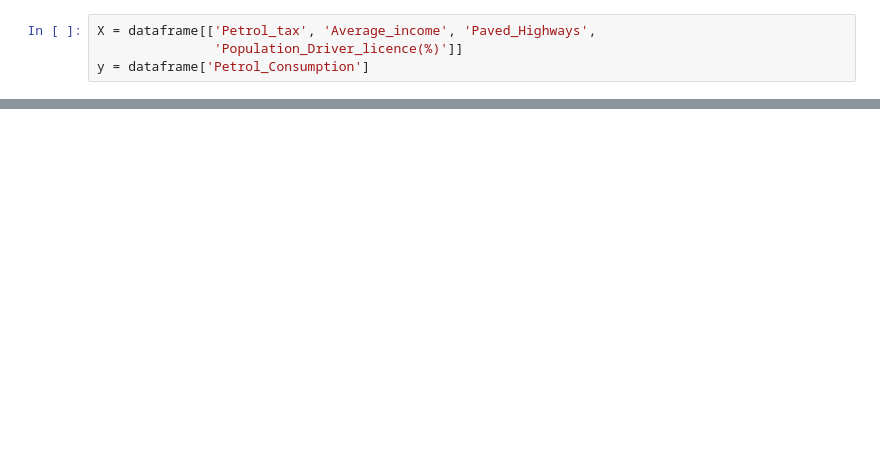
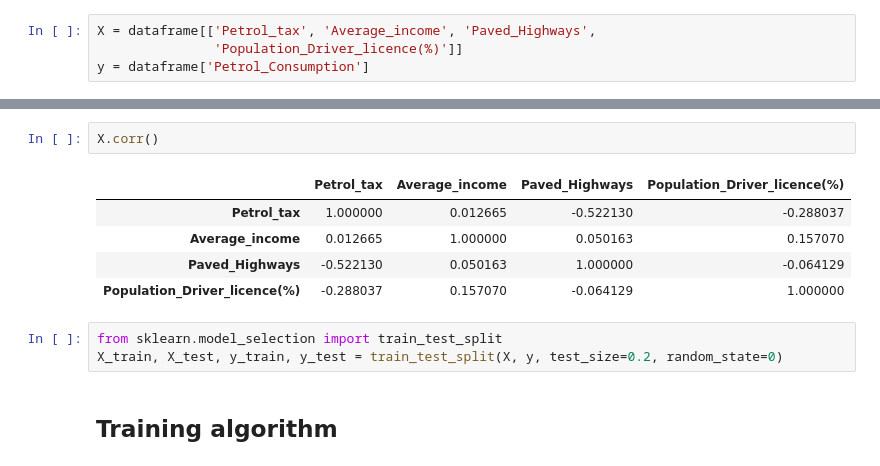
Before and after one commit to saritmaitra/Python-Fundamentals, a Jupyter notebook: Linear_Regression.ipynb, the cells around one changed output, grey strips where cells are left out. Saved outputs shown, nothing was run; the diff lists cells and outputs as text; blank space fills up the shorter version.

```diff
--- a/Linear_Regression.ipynb
+++ b/Linear_Regression.ipynb
@@ -240,0 +194,13 @@ There are many factors that may have contributed to this inaccuracy, a few of wh
+# %%
+X.corr()
+# %% [output]
+|  | Petrol_tax | Average_income | Paved_Highways | Population_Driver_licence(%) |
+| Petrol_tax | 1.000000 | 0.012665 | -0.522130 | -0.288037 |
+| Average_income | 0.012665 | 1.000000 | 0.050163 | 0.157070 |
+| Paved_Highways | -0.522130 | 0.050163 | 1.000000 | -0.064129 |
+| Population_Driver_licence(%) | -0.288037 | 0.157070 | -0.064129 | 1.000000 |
+# %%
+from sklearn.model_selection import train_test_split
+X_train, X_test, y_train, y_test = train_test_split(X, y, test_size=0.2, random_state=0)
+# %% [markdown]
+## Training algorithm
```
Also changed, not shown: parts of 32 cells of this notebook.
